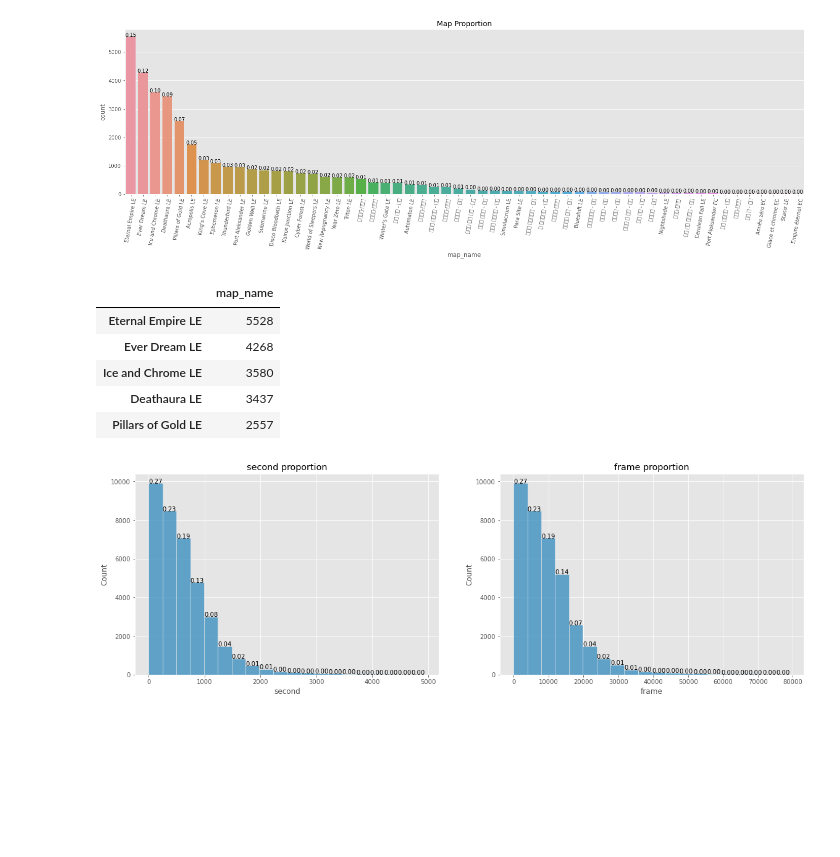
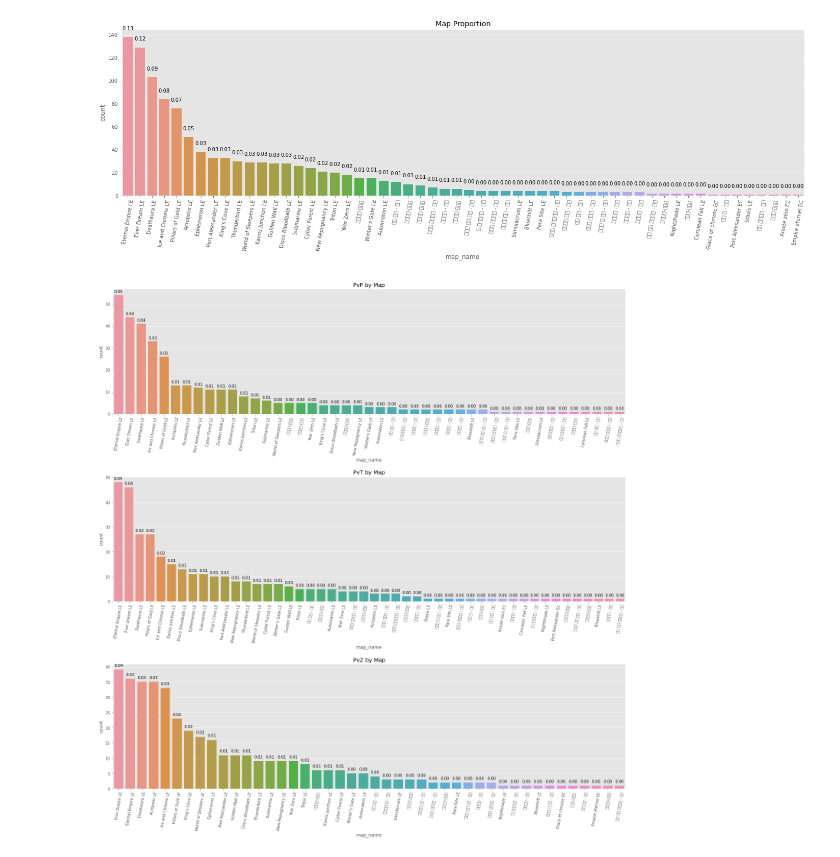
Before and after one commit to ucfcs/Fall2020-Group-20, a Jupyter notebook: notebooks/protoss/protoss_exploration.ipynb, the cells around one changed output. Drawn from its saved outputs; the diff is of its cells as text; code cells hidden in the pictures; blank space fills up the shorter version.

Commit message:
#53 Fixed plot bias and saved as PNG :monocle_face::poop:

```diff
--- a/notebooks/protoss/protoss_exploration.ipynb
+++ b/notebooks/protoss/protoss_exploration.ipynb
@@ -20,3 +20,6 @@ for path in glob('../../data/processed/*'):
     races[filename[0].upper()] = pd.read_csv(path, index_col=0)
 # %%
 protoss_df = races['P'].copy(deep=True)
+# %%
+grouped_df = protoss_df.loc[:, ['match_id', 'map_name', 'region', 'enemy_race', 'win']]
+grouped_df = grouped_df.groupby(grouped_df['match_id']).head(1)
@@ -41,0 +54,17 @@ plt.show()
+# %%
+shape = (1,2)
+fig = plt.figure(figsize=(18,6))
+
+for i, feature in enumerate(['region', 'win']):
+    ax = fig.add_subplot(*shape,i+1)
+    ax.title.set_text('{} proportion'.format(feature))
+    sns.countplot(data=grouped_df, x=feature, hue='enemy_race', ax=ax)
+
+    for p in ax.patches:
+        height, width = p.get_height(), p.get_width()
+        x, y = p.get_x()+width/2, height+6
+        text = '{:1.2f}'.format(height/len(grouped_df))
+
+        ax.text(x, y, text, ha='center')
+
+plt.show()
@@ -42,44 +73,38 @@ plt.show()
 # %%
 plt.figure(figsize=(24, 6))
-ax = sns.countplot(data=protoss_df, x='map_name', order=protoss_df.map_name.value_counts().index)
+ax = sns.countplot(data=grouped_df, x='map_name', order=grouped_df.map_name.value_counts().index)
 plt.xticks(rotation=80)
 plt.title('Map Proportion')
 
 for p in ax.patches:
         height, width = p.get_height(), p.get_width()
         x, y = p.get_x()+width/2, height+6
-        text = '{:1.2f}'.format(height/len(protoss_df))
+        text = '{:1.2f}'.format(height/len(grouped_df))
 
         ax.text(x, y, text, ha='center')
 
 plt.show()
 # %% [output]
-[figure, old version]
+[figure, new version]
-# %%
-pd.DataFrame(protoss_df.map_name.value_counts().sort_values(ascending=False)).head()
-# %% [output]
-|  | map_name |
-| Eternal Empire LE | 5528 |
-| Ever Dream LE | 4268 |
-| Ice and Chrome LE | 3580 |
-| Deathaura LE | 3437 |
-| Pillars of Gold LE | 2557 |
 # %%
-shape = (1,3)
-fig = plt.figure(figsize=(30,6))
+shape = (3,1)
+fig = plt.figure(figsize=(24, 24))
 
-for i, feature in enumerate(['second','frame']):
+for i, enemy_race in enumerate(['P','T','Z']):
     ax = fig.add_subplot(*shape,i+1)
-    ax.title.set_text('{} proportion'.format(feature))
-    sns.histplot(data=protoss_df, x=feature, bins=20, ax=ax)
+    ax.title.set_text('Pv{} by Map'.format(enemy_race))
+    tdf = grouped_df[grouped_df.enemy_race == enemy_race]
+    ax = sns.countplot(data=tdf, x='map_name', order=tdf.map_name.value_counts().index, ax=ax)
+    plt.xticks(rotation=80)
 
     for p in ax.patches:
-        height, width = p.get_height(), p.get_width()
-        x, y = p.get_x()+width/2, height+6
-        text = '{:1.2f}'.format(height/len(protoss_df))
+            height, width = p.get_height(), p.get_width()
+            x, y = p.get_x()+width/2, height+1
+            text = '{:1.2f}'.format(height/len(grouped_df))
 
-        ax.text(x, y, text, ha='center')
+            ax.text(x, y, text, ha='center')
 
+plt.subplots_adjust(hspace=.5)
 plt.show()
 # %% [output]
-[figure, old version]
+[figure, new version]
```
Also changed, not shown: parts of 5 cells of this notebook, 5 other files.
